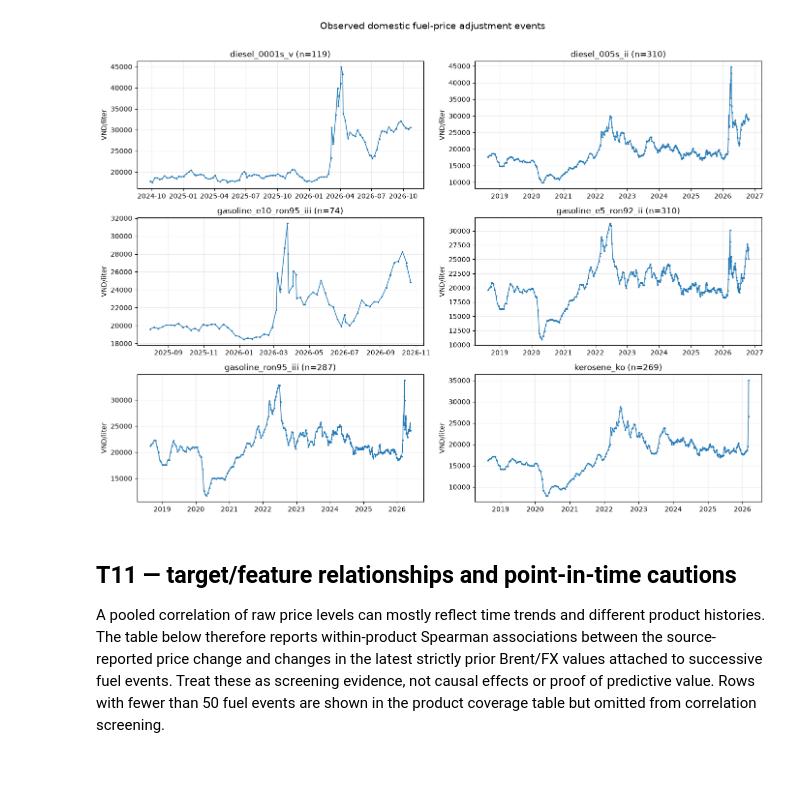
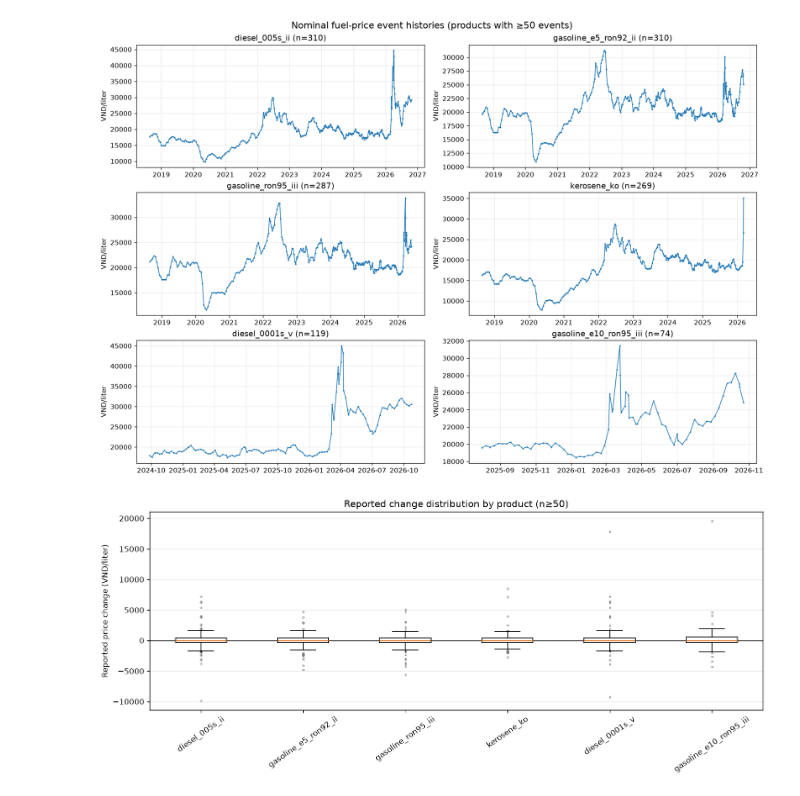
Before and after one commit to dmins06/PetroTwin-, a Jupyter notebook: notebooks/01_eda/01_fuel_market_eda.ipynb, the cells around one changed output. Cells and saved outputs as stored; diff of their text form; code cells hidden in the pictures; blank space fills up the shorter version.

```diff
--- a/notebooks/01_eda/01_fuel_market_eda.ipynb
+++ b/notebooks/01_eda/01_fuel_market_eda.ipynb
@@ -160,23 +138,35 @@ plt.show()
 # %%
-# One panel per product with at least 50 observations; sparse products are excluded from this comparison.
-plot_products = product_summary.index[product_summary['events'] >= 50].tolist()
+eligible = product_summary.loc[product_summary.events.ge(50), "product_id"].tolist()
 ncols = 2
-nrows = int(np.ceil(len(plot_products) / ncols))
-fig, axes = plt.subplots(nrows, ncols, figsize=(14, 3.4 * nrows), squeeze=False)
-for ax, product_id in zip(axes.flat, plot_products):
-    g = panel.loc[panel['product_id'].eq(product_id)].sort_values('effective_at_local')
-    ax.plot(g['effective_at_local'], g['price_value'], marker='.', linewidth=1.1, markersize=3)
-    ax.set_title(f'{product_id} (n={len(g)})')
-    ax.set_ylabel('VND/liter')
+nrows = math.ceil(len(eligible) / ncols)
+fig, axes = plt.subplots(nrows, ncols, figsize=(14, 3.2*nrows), squeeze=False, constrained_layout=True)
+for ax, product_id in zip(axes.flat, eligible):
+    group = panel.loc[panel.product_id.eq(product_id)].sort_values("effective_at_local")
+    ax.plot(group["effective_at_local"], group["price_value"], marker=".", linewidth=1, markersize=2.5)
+    ax.set_title(f"{product_id} (n={len(group)})")
+    ax.set_ylabel("VND/liter")
     ax.grid(alpha=.25)
-for ax in axes.flat[len(plot_products):]:
-    ax.set_visible(False)
-fig.suptitle('Observed domestic fuel-price adjustment events', y=1.01, fontsize=14)
-fig.tight_layout()
-plt.show()
+for ax in axes.flat[len(eligible):]: ax.set_visible(False)
+fig.suptitle("Nominal fuel-price event histories (products with ≥50 events)", fontsize=14)
+fig.savefig(fig_dir / "02_price_event_histories.png", dpi=160, bbox_inches="tight")
+display(fig)
+plt.close(fig)
+
+change_groups = [panel.loc[panel.product_id.eq(p), "price_change_value"].dropna().to_numpy() for p in eligible]
+fig, ax = plt.subplots(figsize=(12, 5), constrained_layout=True)
+boxplot_options = {"showfliers":True, "flierprops":{"markersize":2, "alpha":.35}}
+try:
+    ax.boxplot(change_groups, tick_labels=eligible, **boxplot_options)
+except TypeError:
+    ax.boxplot(change_groups, labels=eligible, **boxplot_options)
+ax.axhline(0, color="#333333", linewidth=.8)
+ax.set_ylabel("Reported price change (VND/liter)")
+ax.set_title("Reported change distribution by product (n≥50)")
+ax.tick_params(axis="x", rotation=35)
+ax.grid(axis="y", alpha=.25)
+fig.savefig(fig_dir / "03_reported_change_distribution.png", dpi=160, bbox_inches="tight")
+display(fig)
+plt.close(fig)
 # %% [output]
-[figure, old version]
+[figure, new version]
+[figure, added]
-# %% [markdown]
-## T11 — target/feature relationships and point-in-time cautions
-
-A pooled correlation of raw price levels can mostly reflect time trends and different product histories. The table below therefore reports within-product Spearman associations between the source-reported price change and changes in the latest strictly prior Brent/FX values attached to successive fuel events. Treat these as screening evidence, not causal effects or proof of predictive value. Rows with fewer than 50 fuel events are shown in the product coverage table but omitted from correlation screening.
```
Also changed, not shown: parts of 19 cells of this notebook, 22 other files.
